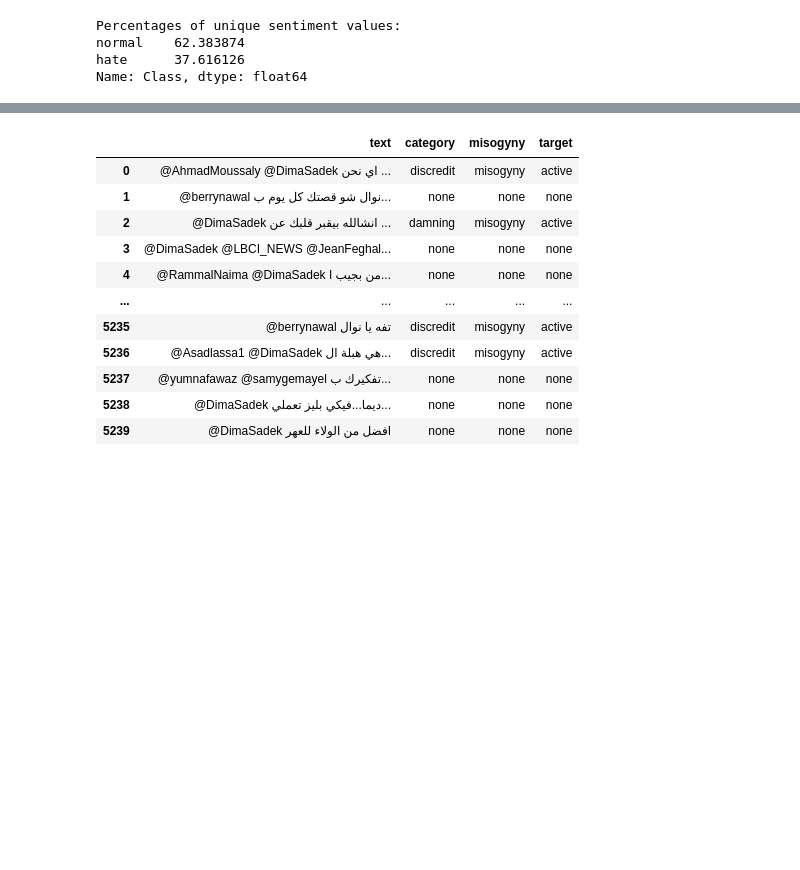
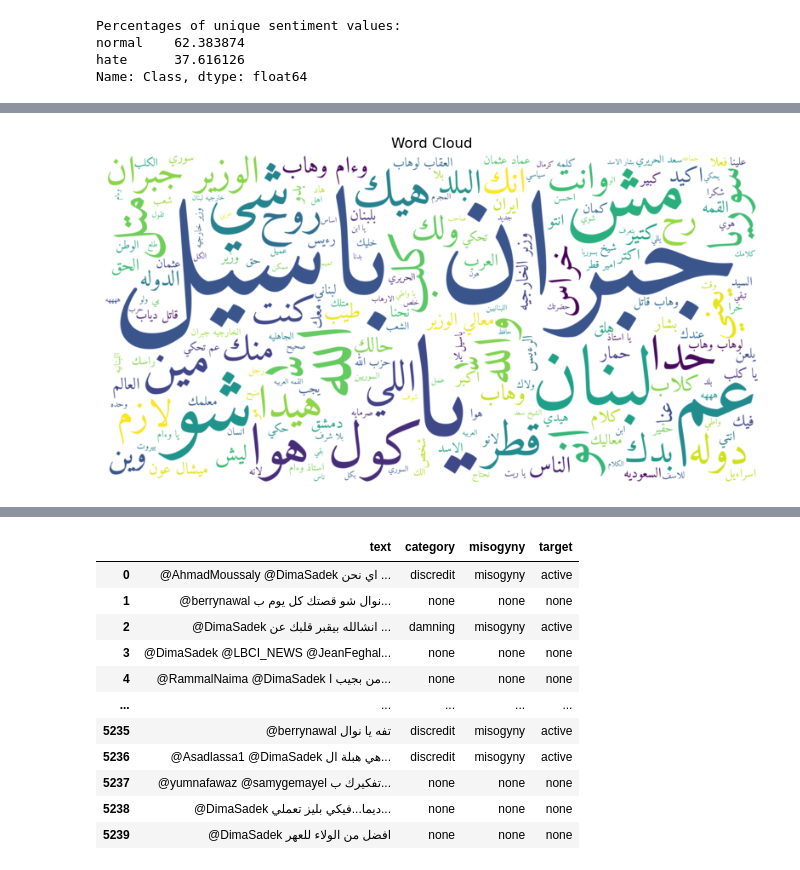
Before and after one commit to AhmedHajAhmed/exploreSCR-research, a Jupyter notebook: Untitled.ipynb, the cells around one changed output, grey strips where cells are left out. Cells and saved outputs as stored; diff of their text form; code cells hidden in the pictures; blank space fills up the shorter version.

Commit message:
added stop-words txt file and updated notebook

```diff
--- a/Untitled.ipynb
+++ b/Untitled.ipynb
@@ -254,0 +413,10 @@ df['Tweet'] = df['Tweet'].apply(remove_punctuation)
+# %%
+# Apply the preprocess_text function to each tweet in the 'Tweet' column
+
+df['Tweet'] = df['Tweet'].apply(preprocess_text)
+# %%
+# Apply tokenization to each tweet in the 'Tweet' column
+
+from pyarabic import araby
+
+df['Tokenized_Tweet'] = df['Tweet'].apply(araby.tokenize)
@@ -254,0 +480,10 @@ df['Tweet'] = df['Tweet'].apply(remove_punctuation)
+# %%
+# Define an empty list to store the stop words
+arabic_stop_words = []
+
+# Open the text file and read each line in the file
+with open('arabic_stopwords_list.txt', 'r', encoding='utf-8') as file:
+    for line in file:
+        arabic_stop_words.append(preprocess_text(line.strip()))
+
+# print(arabic_stop_words)
@@ -254,0 +585,32 @@ df['Tweet'] = df['Tweet'].apply(remove_punctuation)
+# %%
+import arabic_reshaper
+from bidi.algorithm import get_display
+import matplotlib.pyplot as plt
+from wordcloud import WordCloud
+
+# Manually filter out stop words before reshaping
+filtered_tweets = df['Tweet'].apply(lambda x: ' '.join([word for word in x.split() if word not in arabic_stop_words]))
+
+# Join the tweets into a single string, then reshape
+data = " ".join(filtered_tweets.apply(arabic_reshaper.reshape))
+
+# Apply the BiDi algorithm for correct right-to-left display
+data = get_display(data)
+
+# Generate the word cloud without specifying stop words this time (as they've been manually removed)
+wordcloud = WordCloud(
+    font_path='/Users/ahmed/Downloads/Amiri/Amiri-Regular.ttf',
+    background_color='white',
+    mode='RGB',
+    width=2000,
+    height=1000
+).generate(data)
+
+# Display the word cloud
+plt.figure(figsize=(10, 5))
+plt.title("Word Cloud")
+plt.imshow(wordcloud, interpolation='bilinear')
+plt.axis("off")
+plt.show()
+# %% [output]
+[figure, added]
```
Also changed, not shown: parts of 40 cells of this notebook, 1 other file.
